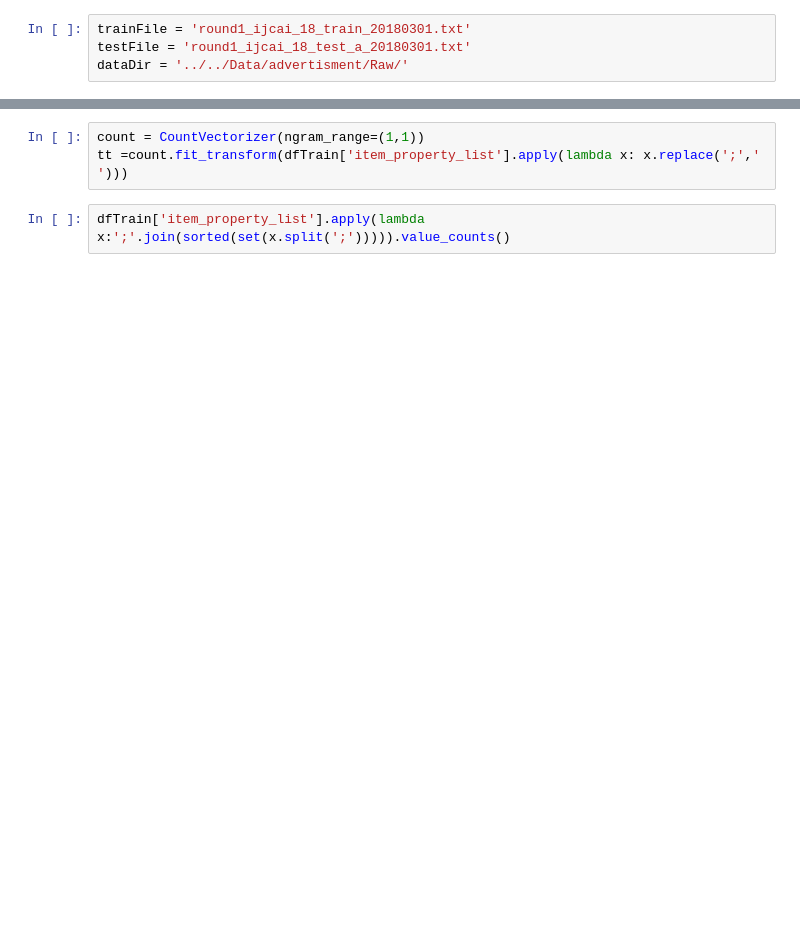
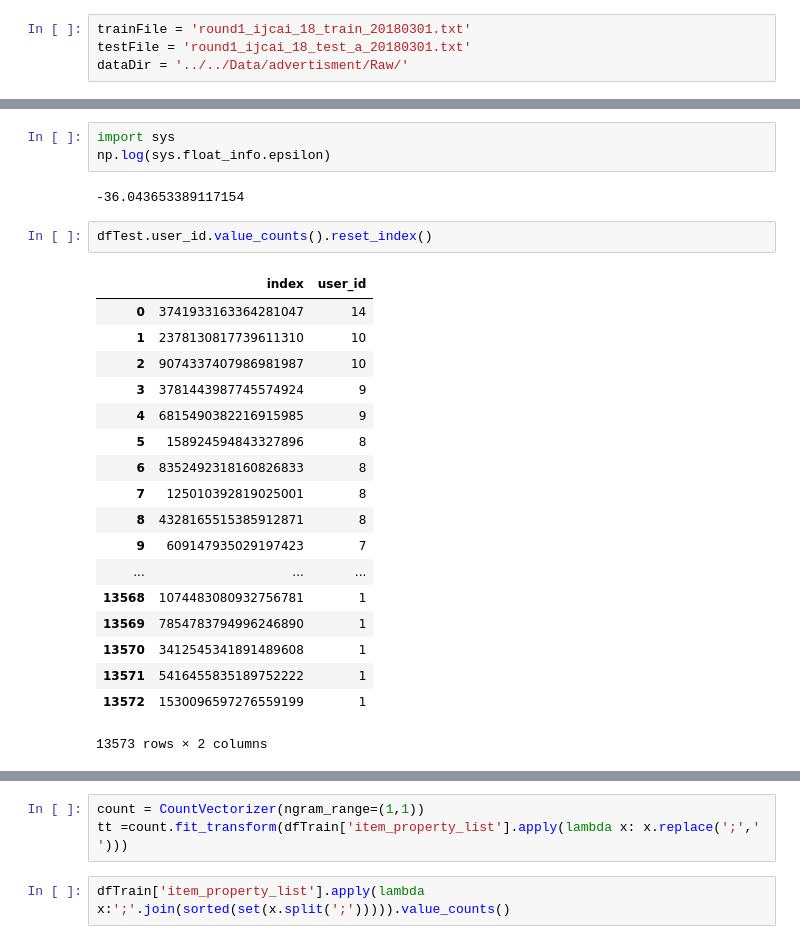
Before and after one commit to MaoLi2018/advertisment, a Jupyter notebook: Code/DAE.ipynb, the cells around one changed output, grey strips where cells are left out. Saved outputs shown, nothing was run; the diff lists cells and outputs as text; blank space fills up the shorter version.

```diff
--- a/Code/DAE.ipynb
+++ b/Code/DAE.ipynb
@@ -12,0 +82,26 @@ dfTest = pd.read_table(dataDir+testFile,sep=' ')
+# %%
+import sys
+np.log(sys.float_info.epsilon)
+# %% [output]
+-36.043653389117154
+# %%
+dfTest.user_id.value_counts().reset_index()
+# %% [output]
+|  | index | user_id |
+| 0 | 3741933163364281047 | 14 |
+| 1 | 2378130817739611310 | 10 |
+| 2 | 9074337407986981987 | 10 |
+| 3 | 3781443987745574924 | 9 |
+| 4 | 6815490382216915985 | 9 |
+| 5 | 158924594843327896 | 8 |
+| 6 | 8352492318160826833 | 8 |
+| 7 | 125010392819025001 | 8 |
+| 8 | 4328165515385912871 | 8 |
+| 9 | 609147935029197423 | 7 |
+| ... | ... | ... |
+| 13568 | 1074483080932756781 | 1 |
+| 13569 | 7854783794996246890 | 1 |
+| 13570 | 3412545341891489608 | 1 |
+| 13571 | 5416455835189752222 | 1 |
+| 13572 | 1530096597276559199 | 1 |
+13573 rows × 2 columns
```
Also changed, not shown: parts of 39 cells of this notebook, 2 other files.
